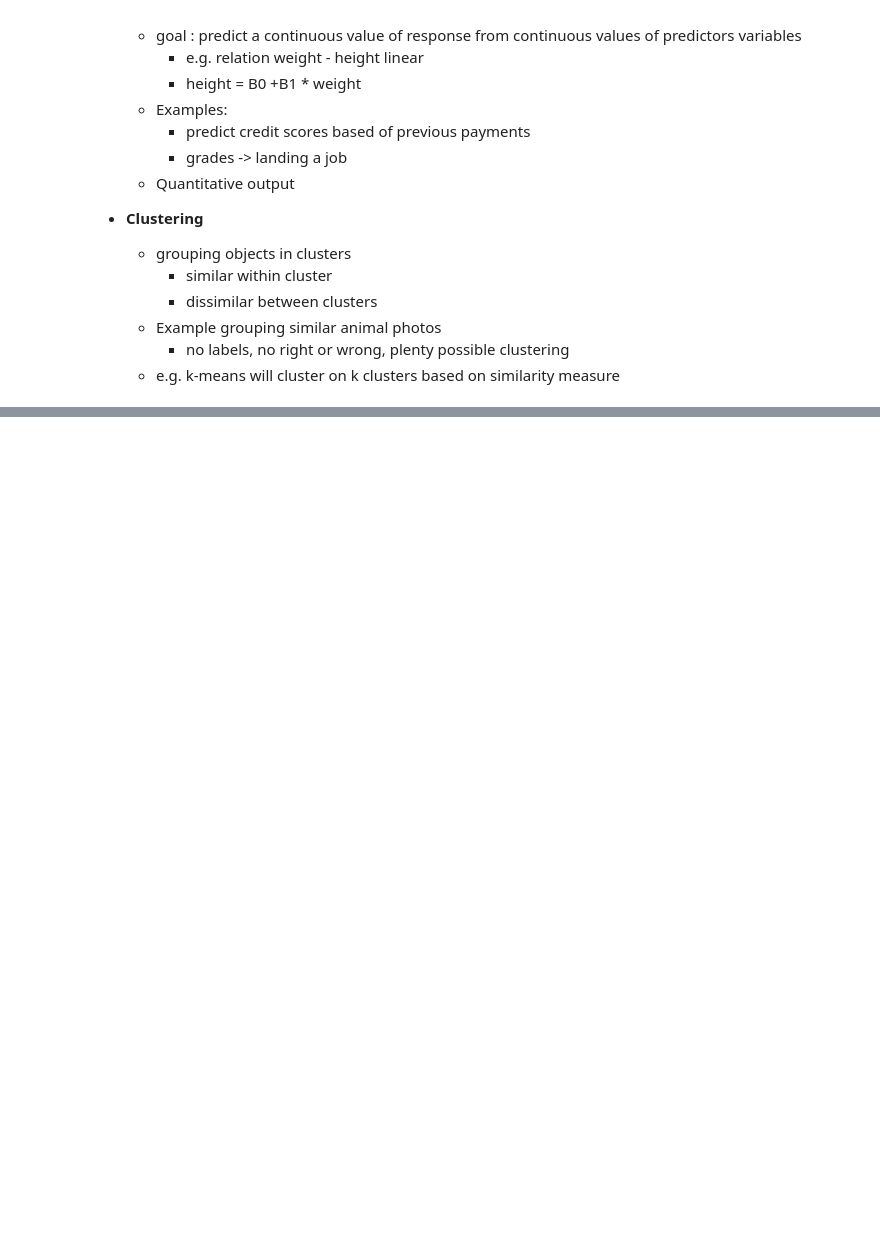
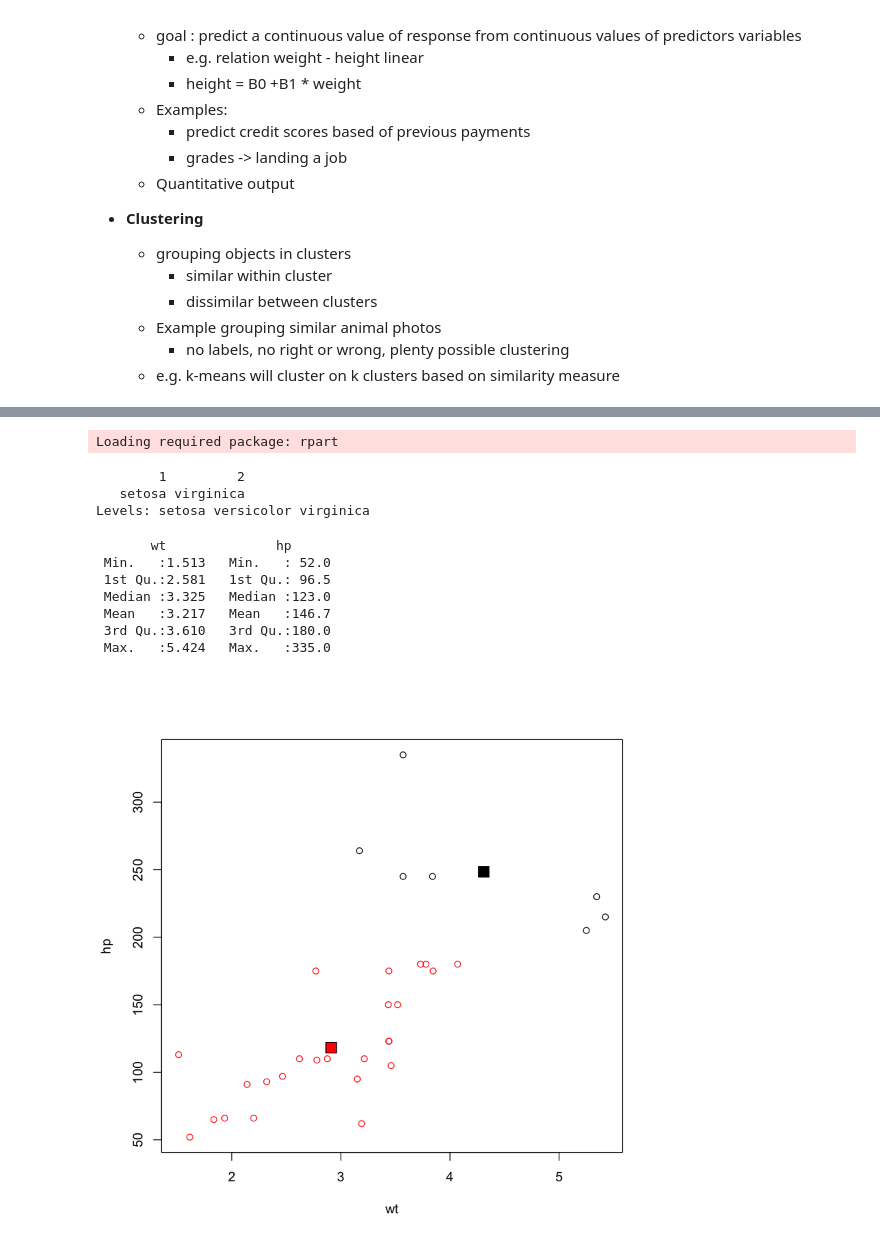
Before and after one commit to slzdevsnp/learn, a Jupyter notebook: intro_ml/intro_ml_nb.ipynb, the cells around one changed output, grey strips where cells are left out. Drawn from its saved outputs; the diff is of its cells as text; code cells hidden in the pictures; blank space fills up the shorter version.

```diff
--- a/intro_ml/intro_ml_nb.ipynb
+++ b/intro_ml/intro_ml_nb.ipynb
@@ -52,0 +88,35 @@ summary(iris)
+# %%
+##decision tree example on siris
+require(rpart)
+set.seed(1)
+tree <- rpart(Species ~ Sepal.Length + Sepal.Width + Petal.Length + Petal.Width,
+              data = iris, method = "class")
+# Add a dataframe containing unseen observations
+unseen <- data.frame(Sepal.Length = c(5.3, 7.2),
+                     Sepal.Width = c(2.9, 3.9),
+                     Petal.Length = c(1.7, 5.4),
+                     Petal.Width = c(0.8, 2.3))
+# Predict the label of the unseen observations
+predict(tree, unseen, type="class")
+# %% [output]
+Loading required package: rpart
+        1         2
+   setosa virginica
+Levels: setosa versicolor virginica
+# %%
+cars <- data.frame(mtcars[6],mtcars[4])
+summary(cars)
+km_cars <- kmeans(cars, 2)
+#km_cars$cluster # print clusters
+plot(cars, col=km_cars$cluster) # print two clusters
+#add centers of clusters
+points(km_cars$centers, pch = 22, bg = c(1, 2), cex = 2)
+# %% [output]
+       wt              hp
+ Min.   :1.513   Min.   : 52.0
+ 1st Qu.:2.581   1st Qu.: 96.5
+ Median :3.325   Median :123.0
+ Mean   :3.217   Mean   :146.7
+ 3rd Qu.:3.610   3rd Qu.:180.0
+ Max.   :5.424   Max.   :335.0
+[figure, added]
```
Also changed, not shown: parts of 2 cells of this notebook, 1 other file.
